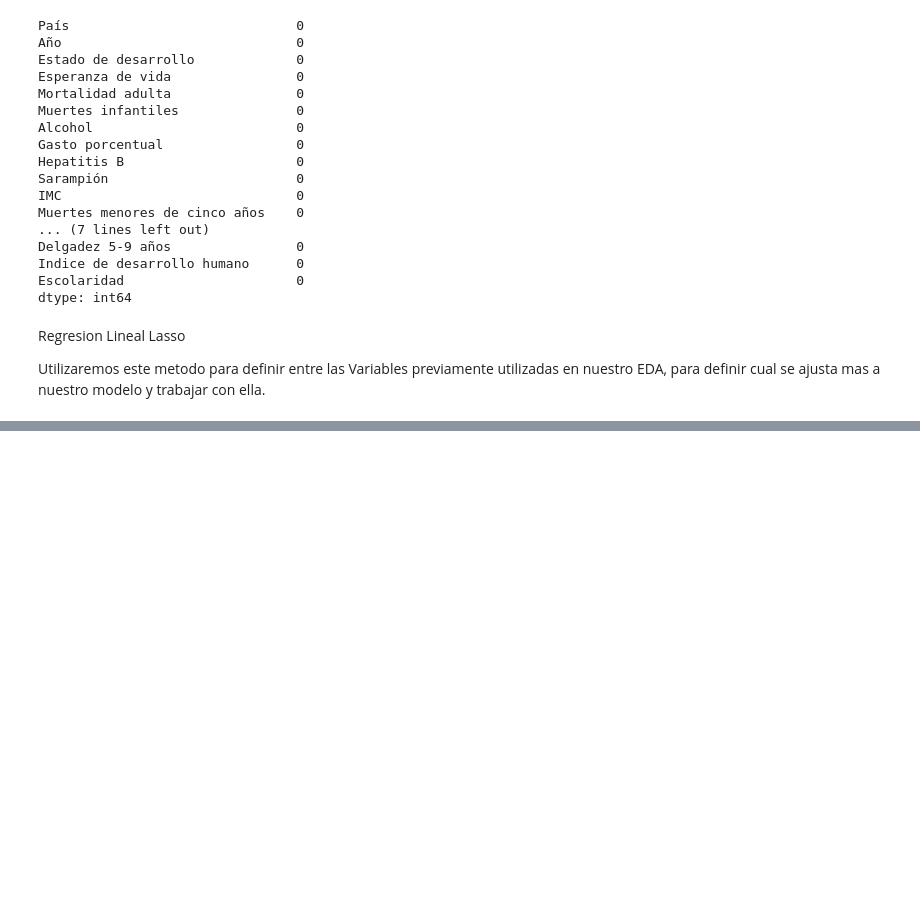
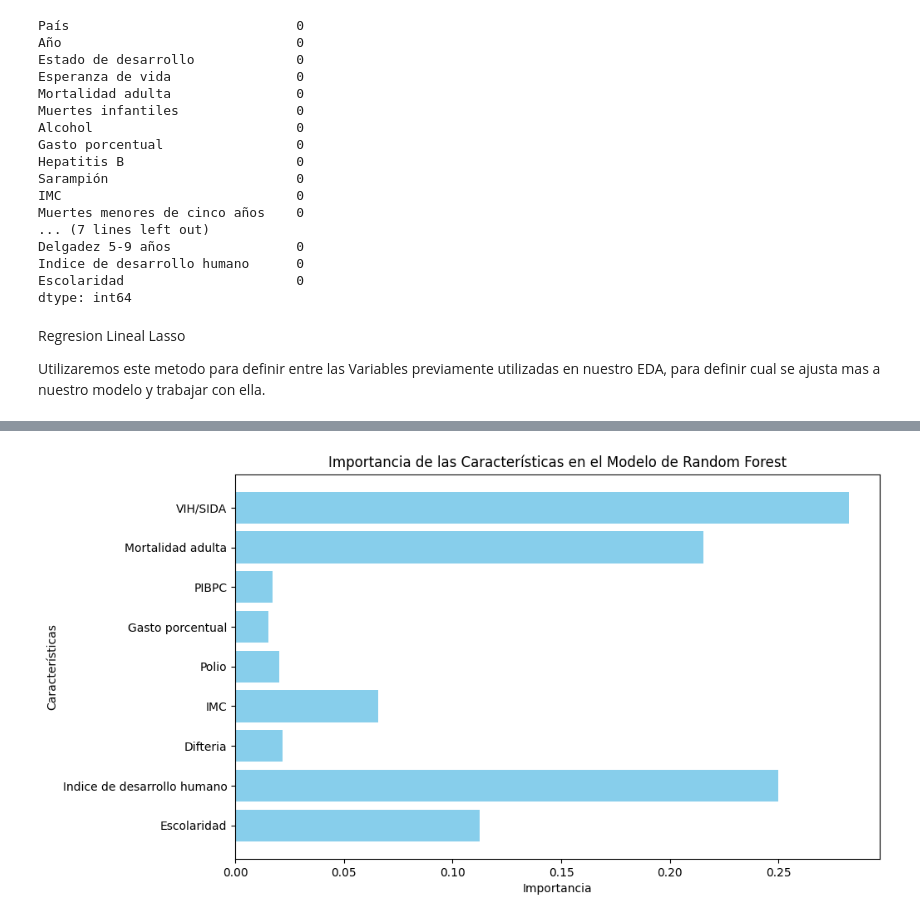
Before and after one commit to Korancito/LifeE.01.Coder, a Jupyter notebook: Nootebooks/Modelo.ipynb, the cells around one changed output, grey strips where cells are left out. Cells and saved outputs as stored; diff of their text form; code cells hidden in the pictures; blank space fills up the shorter version.

```diff
--- a/Nootebooks/Modelo.ipynb
+++ b/Nootebooks/Modelo.ipynb
@@ -168,0 +375,13 @@ dtype: float64
+# %%
+# Importancia de las características en un gráfico de barras
+importances = mejor_rf.feature_importances_
+features = X.columns
+
+plt.figure(figsize=(10, 6))
+plt.barh(features, importances, color='skyblue')
+plt.title('Importancia de las Características en el Modelo de Random Forest')
+plt.xlabel('Importancia')
+plt.ylabel('Características')
+plt.show()
+# %% [output]
+[figure, added]
```
Also changed, not shown: parts of 12 cells of this notebook.
